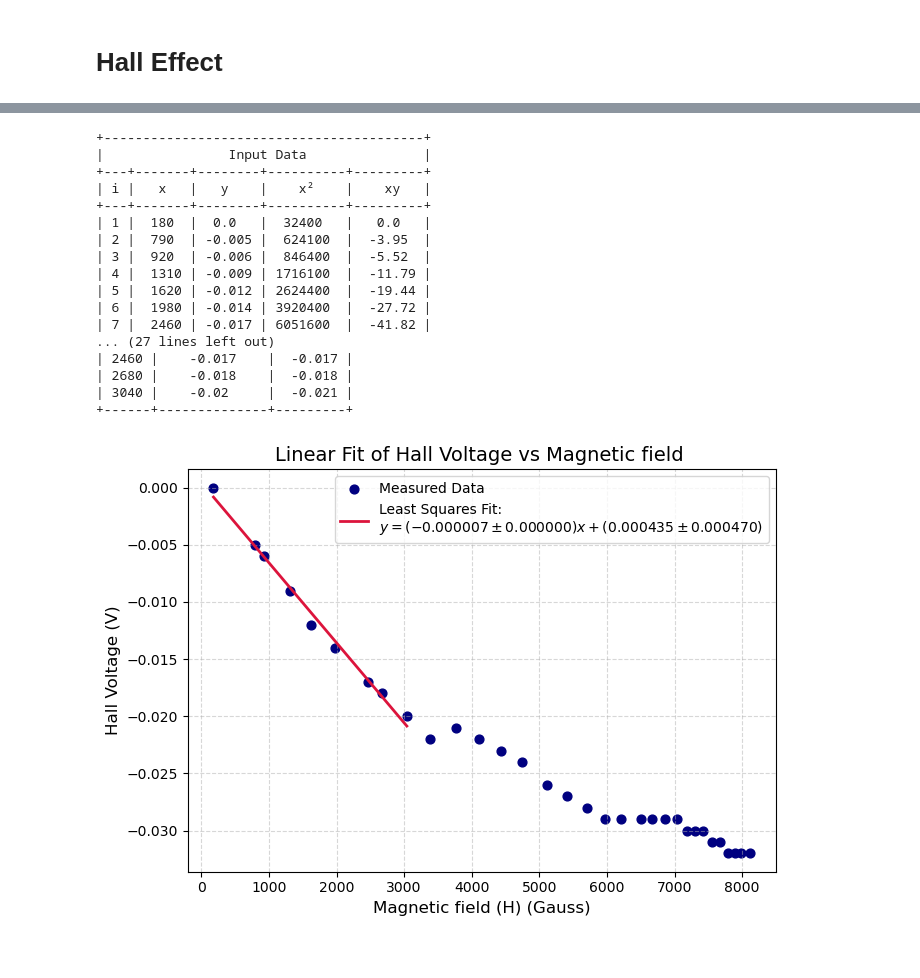
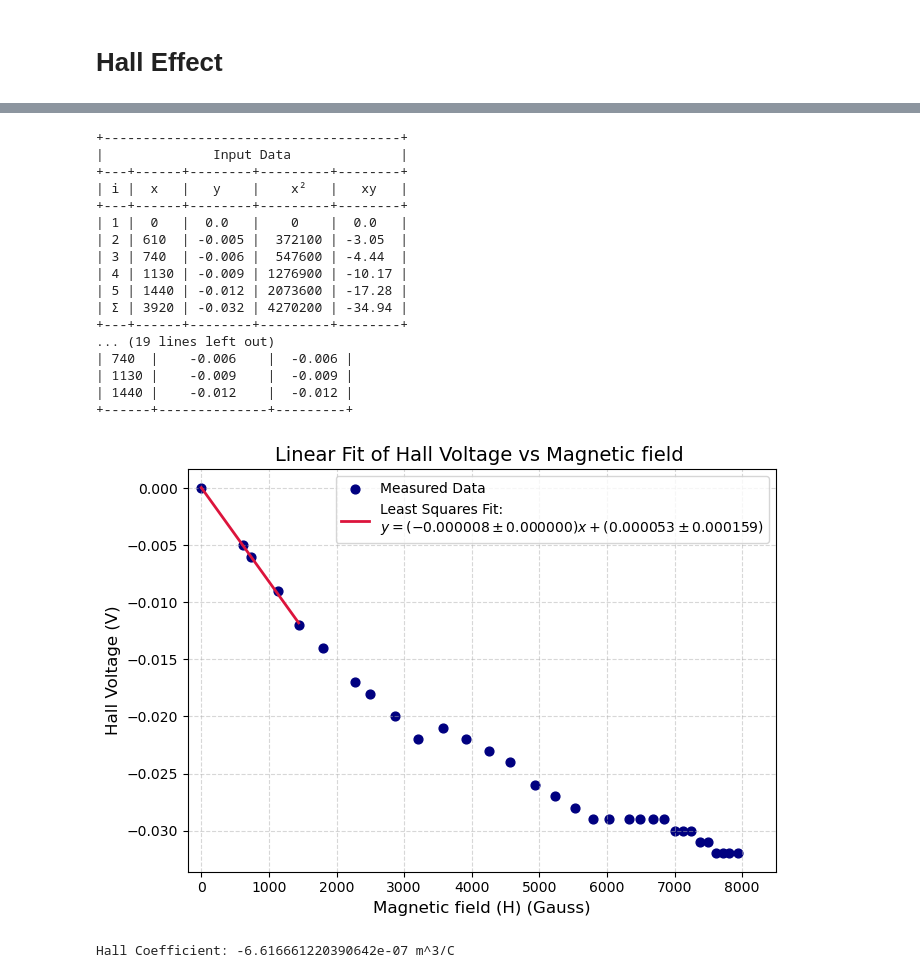
Before and after one commit to crimsonpane23/P347-Solid-State-Physics-Lab, a Jupyter notebook: 4. Magnetoresistance of Bismuth/plot.ipynb, the cells around one changed output, grey strips where cells are left out. Saved outputs shown, nothing was run; the diff lists cells and outputs as text; code cells hidden in the pictures.

```diff
--- a/4. Magnetoresistance of Bismuth/plot.ipynb
+++ b/4. Magnetoresistance of Bismuth/plot.ipynb
@@ -345,7 +345,7 @@ data = pd.read_csv('Table1.csv')
 x = data['Magnetic field (H) (Gauss)'].to_numpy()
 y = data['Hall Voltage (V)'].to_numpy()
 pd.set_option('display.max_rows', None)
-
+x = x -180
 #Plotting the data and the fit
 plt.scatter(x[:32],y[:32],color='blue', marker='*',label='Data Points (Positive increasing)')
 
@@ -366,8 +366,8 @@ plt.show()
 # %%
 H = x[:32]
 V_Hall = y[:32]
-x = H[:9]
-y = V_Hall[:9]
+x = H[:5]
+y = V_Hall[:5]
 n = len(x)
 
 # --- Data Table ---
@@ -399,50 +399,54 @@ sigma_a0 = sigma_y * np.sqrt(Sxx / delta)
 results = PrettyTable(["Parameter", "Value", "Uncertainty"])
 results.title = "Fit Results & Statistical Errors"
 results.add_row(["Slope (a₁)", f"{a1:.4f}", f"±{sigma_a1:.4f}"])
 results.add_row(["Intercept (a₀)", f"{a0:.4f}", f"±{sigma_a0:.4f}"])
 results.add_row(["σ_y (Std. Error)", f"{sigma_y:.4f}", ""])
 results.add_row(["Δ (delta)", f"{delta:.4f}", ""])
 print(results, "\n")
 
 # --- Fitted Values Table ---
 fit_table = PrettyTable(["x", "y (measured)", "y (fit)"])
 fit_table.title = "Measured vs Fitted Values"
 for xi, yi, yfi in zip(x, y, y_fit):
     fit_table.add_row([round(xi, 3), round(yi, 3), round(yfi, 3)])
 print(fit_table, "\n")
 
 # --- Plotting ---
 plt.figure(figsize=(7,5))
 plt.scatter(H, V_Hall, color='navy', label='Measured Data', s=40)
 plt.plot(x, y_fit, color='crimson', linewidth=2,
          label=f'Least Squares Fit:\n$y = ({a1:.6f} \pm {sigma_a1:.6f})x + ({a0:.6f} \pm {sigma_a0:.6f})$')
 plt.xlabel("Magnetic field (H) (Gauss)", fontsize=12)
 plt.ylabel("Hall Voltage (V)", fontsize=12)
 plt.title("Linear Fit of Hall Voltage vs Magnetic field ", fontsize=14)
 plt.xlim(-200, 8500)
 plt.legend()
 plt.grid(True, linestyle='--', alpha=0.5)
 plt.tight_layout()
 plt.show()
+
+Hall_coeff = a1*10*0.5 / 62.2
+print(f"Hall Coefficient: {Hall_coeff} m^3/C")
 # %% [output]
-+-----------------------------------------+
-|                Input Data               |
-+---+-------+--------+----------+---------+
-| i |   x   |   y    |    x²    |    xy   |
-+---+-------+--------+----------+---------+
-| 1 |  180  |  0.0   |  32400   |   0.0   |
-| 2 |  790  | -0.005 |  624100  |  -3.95  |
-| 3 |  920  | -0.006 |  846400  |  -5.52  |
-| 4 |  1310 | -0.009 | 1716100  |  -11.79 |
-| 5 |  1620 | -0.012 | 2624400  |  -19.44 |
-| 6 |  1980 | -0.014 | 3920400  |  -27.72 |
-| 7 |  2460 | -0.017 | 6051600  |  -41.82 |
-... (27 lines left out)
-| 2460 |    -0.017    |  -0.017 |
-| 2680 |    -0.018    |  -0.018 |
-| 3040 |    -0.02     |  -0.021 |
++--------------------------------------+
+|              Input Data              |
++---+------+--------+---------+--------+
+| i |  x   |   y    |    x²   |   xy   |
++---+------+--------+---------+--------+
+| 1 |  0   |  0.0   |    0    |  0.0   |
+| 2 | 610  | -0.005 |  372100 | -3.05  |
+| 3 | 740  | -0.006 |  547600 | -4.44  |
+| 4 | 1130 | -0.009 | 1276900 | -10.17 |
+| 5 | 1440 | -0.012 | 2073600 | -17.28 |
+| Σ | 3920 | -0.032 | 4270200 | -34.94 |
++---+------+--------+---------+--------+
+... (19 lines left out)
+| 740  |    -0.006    |  -0.006 |
+| 1130 |    -0.009    |  -0.009 |
+| 1440 |    -0.012    |  -0.012 |
 +------+--------------+---------+
-[figure, old version]
+[figure, new version]
+Hall Coefficient: -6.616661220390642e-07 m^3/C
 # %%
 #Hall effect of Bismuth
 #Probe current I = 134.0mA
```
Also changed, not shown: parts of 3 cells of this notebook, 2 other files.
